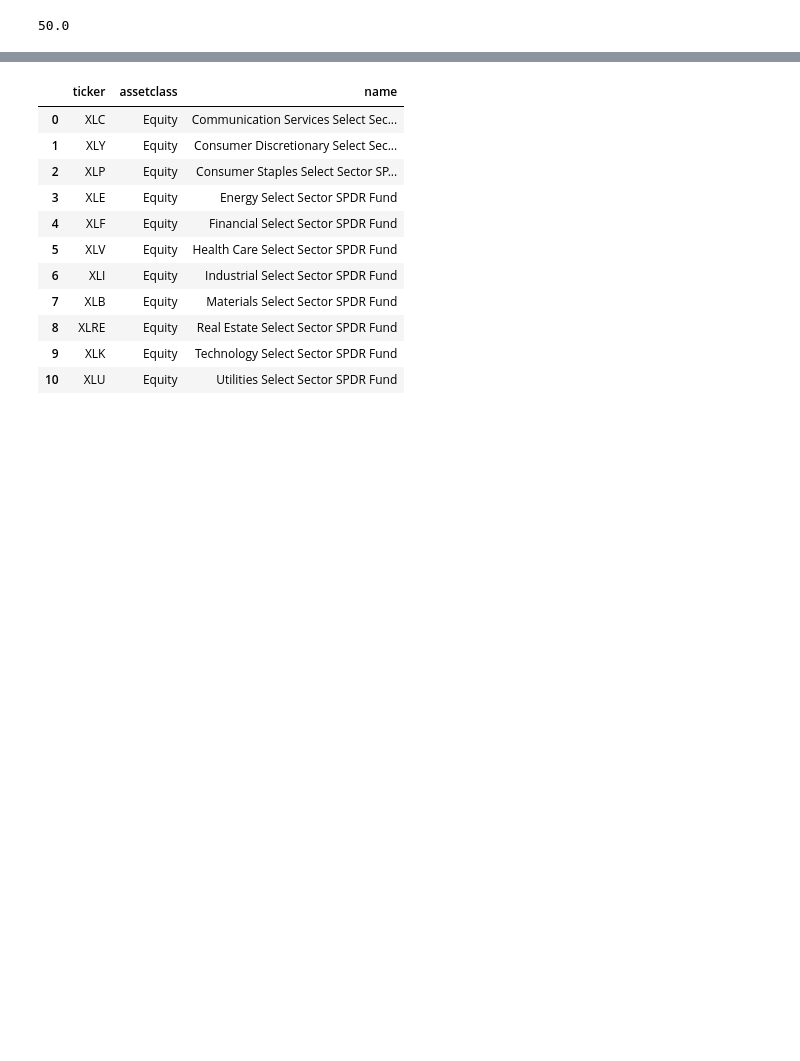
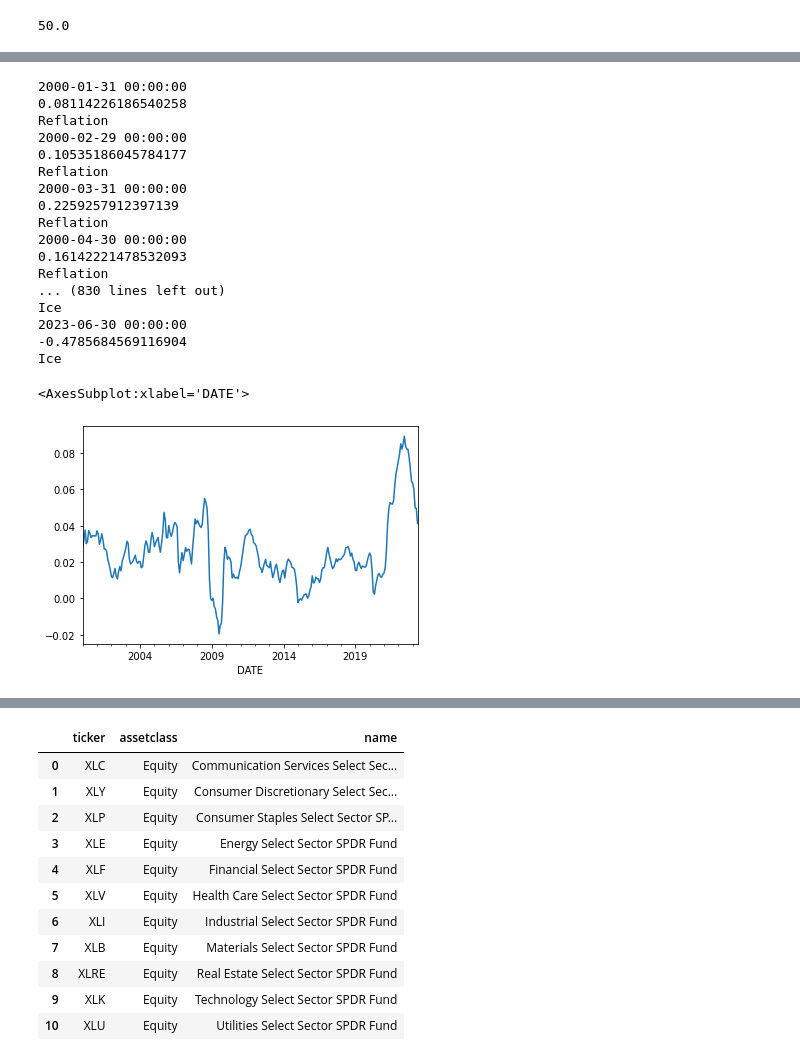
Before and after one commit to HTF1125/RobertLab, a Jupyter notebook: test.ipynb, the cells around one changed output, grey strips where cells are left out. Saved outputs shown, nothing was run; the diff lists cells and outputs as text; code cells hidden in the pictures; blank space fills up the shorter version.

```diff
--- a/test.ipynb
+++ b/test.ipynb
@@ -30,0 +29,70 @@ dtype: float64
+# %%
+from src.core.regimes import Regime
+from src.backend import data
+import numpy as np
+
+
+class InflationRegime(Regime):
+    states = ("Disinflation", "Fire", "Ice", "Reflation")
+
+    def fit(self) -> None:
+        self.data = (
+            data.get_macro("CPIAUCSL").resample("M").last().pct_change(12).dropna()
+        ).iloc[:, 0]
+
+    def get_state(self, date=None):
+        if self.data.empty:
+            self.fit()
+
+        if date is not None:
+            d = self.data.loc[:date]
+        else:
+            d = self.data
+        slope, _ = np.polyfit(
+            np.arange(len(d.iloc[-6:])), d.iloc[-6:].values * 100, deg=1
+        )
+        print(slope)
+
+        low = d.iloc[-12 * 10:].quantile(q=0.10)
+        high = d.iloc[-12 * 10:].quantile(q=0.90)
+
+
+        if d.iloc[-12:].min() < 0.02 and slope >= 0.3:
+            return "Fire"
+
+        if d.iloc[-12:].max() < 0.05 and  slope <= -0.3:
+            return "Ice"
+
+        if d.iloc[-1] > 0.02:
+            return "Reflation"
+
+        return "Disinflation"
+
+import pandas as pd
+regime = InflationRegime()
+start = "2000-1-1"
+for date in pd.date_range(start, "2023-6-30", freq="M"):
+    print(date)
+    print(regime.get_state(date))
+
+regime.data.loc[start:].plot()
+# %% [output]
+2000-01-31 00:00:00
+0.08114226186540258
+Reflation
+2000-02-29 00:00:00
+0.10535186045784177
+Reflation
+2000-03-31 00:00:00
+0.2259257912397139
+Reflation
+2000-04-30 00:00:00
+0.16142221478532093
+Reflation
+... (830 lines left out)
+Ice
+2023-06-30 00:00:00
+-0.4785684569116904
+Ice
+<AxesSubplot:xlabel='DATE'>
+[figure, added]
```
Also changed, not shown: parts of 5 cells of this notebook, 15 other files.
